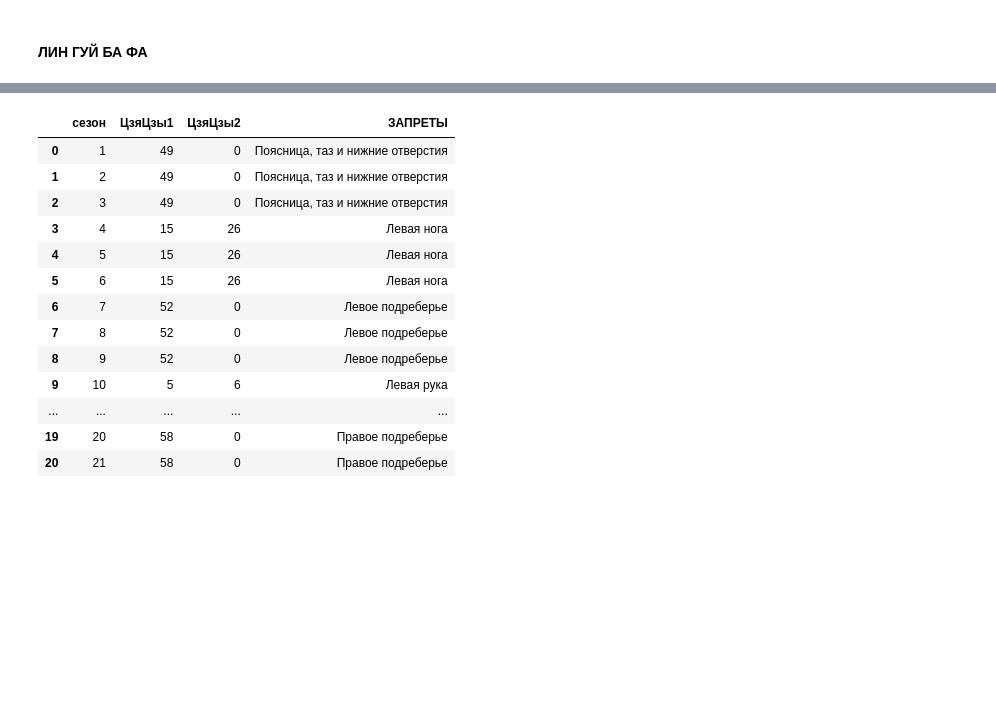
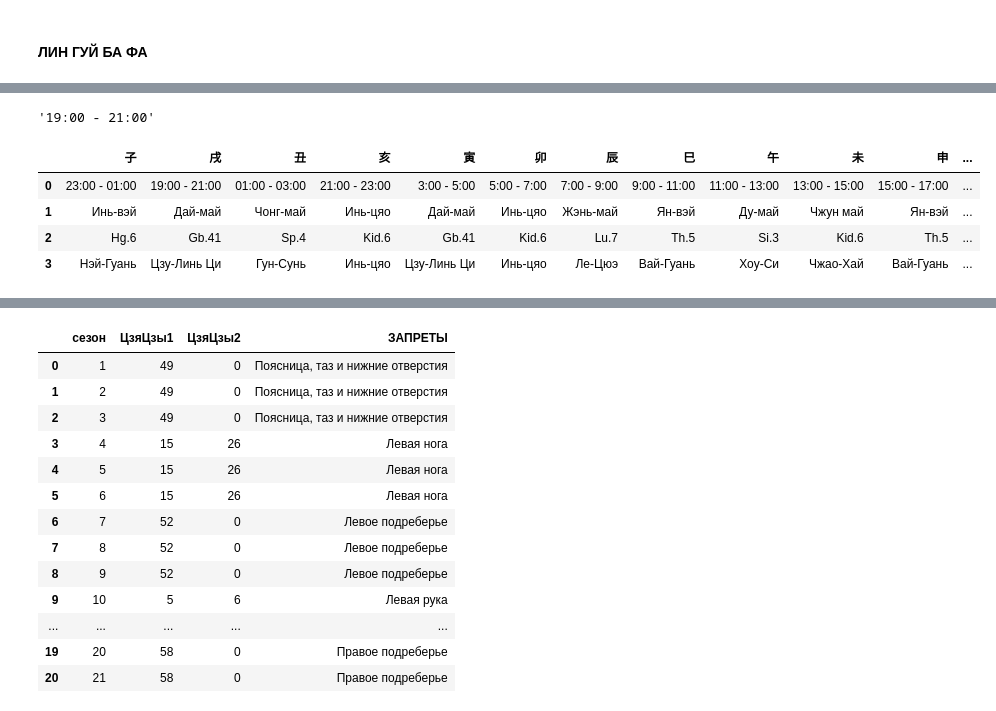
Before and after one commit to Sonnenbergenfluganschluss/BaZi, a Jupyter notebook: app.ipynb, the cells around one changed output, grey strips where cells are left out. Saved outputs shown, nothing was run; the diff lists cells and outputs as text; code cells hidden in the pictures; blank space fills up the shorter version.

```diff
--- a/app.ipynb
+++ b/app.ipynb
@@ -501,3 +519,16 @@ linguibafa_current_hour = linguibafa_df[linguibafa_df['Иероглиф']==curre
+# %%
+df.iloc[0,1]
+# %% [output]
+'19:00 - 21:00'
+# %%
+linguibafa_df_disp = pd.read_csv("data/linguibafa_df_disp.csv", header=1)
+linguibafa_df_disp
+# %% [output]
+|  | 子 | 戌 | 丑 | 亥 | 寅 | 卯 | 辰 | 巳 | 午 | 未 | 申 | ... |
+| 0 | 23:00 - 01:00 | 19:00 - 21:00 | 01:00 - 03:00 | 21:00 - 23:00 | 3:00 - 5:00 | 5:00 - 7:00 | 7:00 - 9:00 | 9:00 - 11:00 | 11:00 - 13:00 | 13:00 - 15:00 | 15:00 - 17:00 | ... |
+| 1 | Инь-вэй | Дай-май | Чонг-май | Инь-цяо | Дай-май | Инь-цяо | Жэнь-май | Ян-вэй | Ду-май | Чжун май | Ян-вэй | ... |
+| 2 | Hg.6 | Gb.41 | Sp.4 | Kid.6 | Gb.41 | Kid.6 | Lu.7 | Th.5 | Si.3 | Kid.6 | Th.5 | ... |
+| 3 | Нэй-Гуань | Цзу-Линь Ци | Гун-Сунь | Инь-цяо | Цзу-Линь Ци | Инь-цяо | Ле-Цюэ | Вай-Гуань | Хоу-Си | Чжао-Хай | Вай-Гуань | ... |
 # %%
 list_tai = os.listdir("data/tai_yan_ba_fa/")
 for l in list_tai:
```
Also changed, not shown: parts of 9 cells of this notebook, 4 other files.
